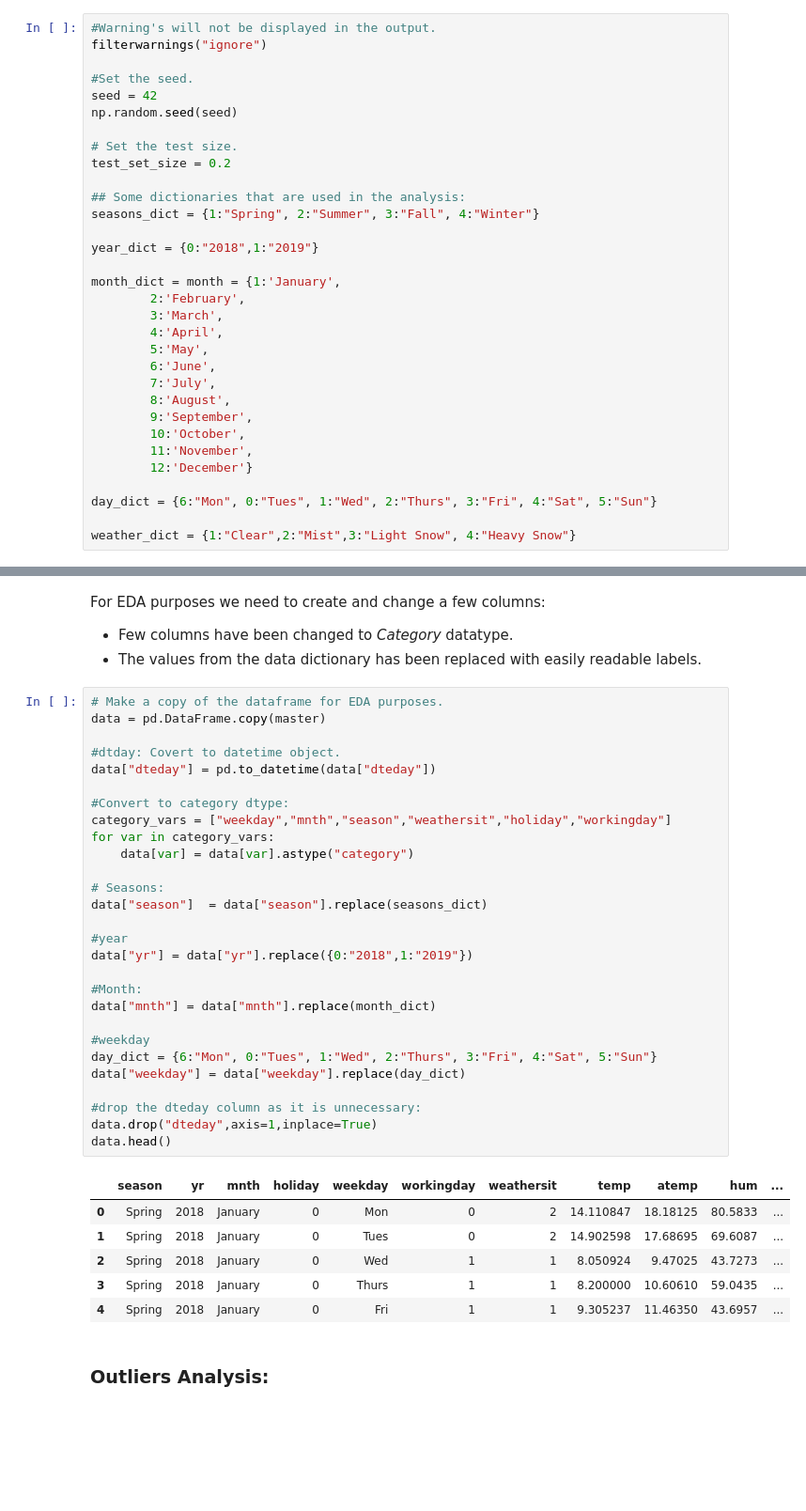
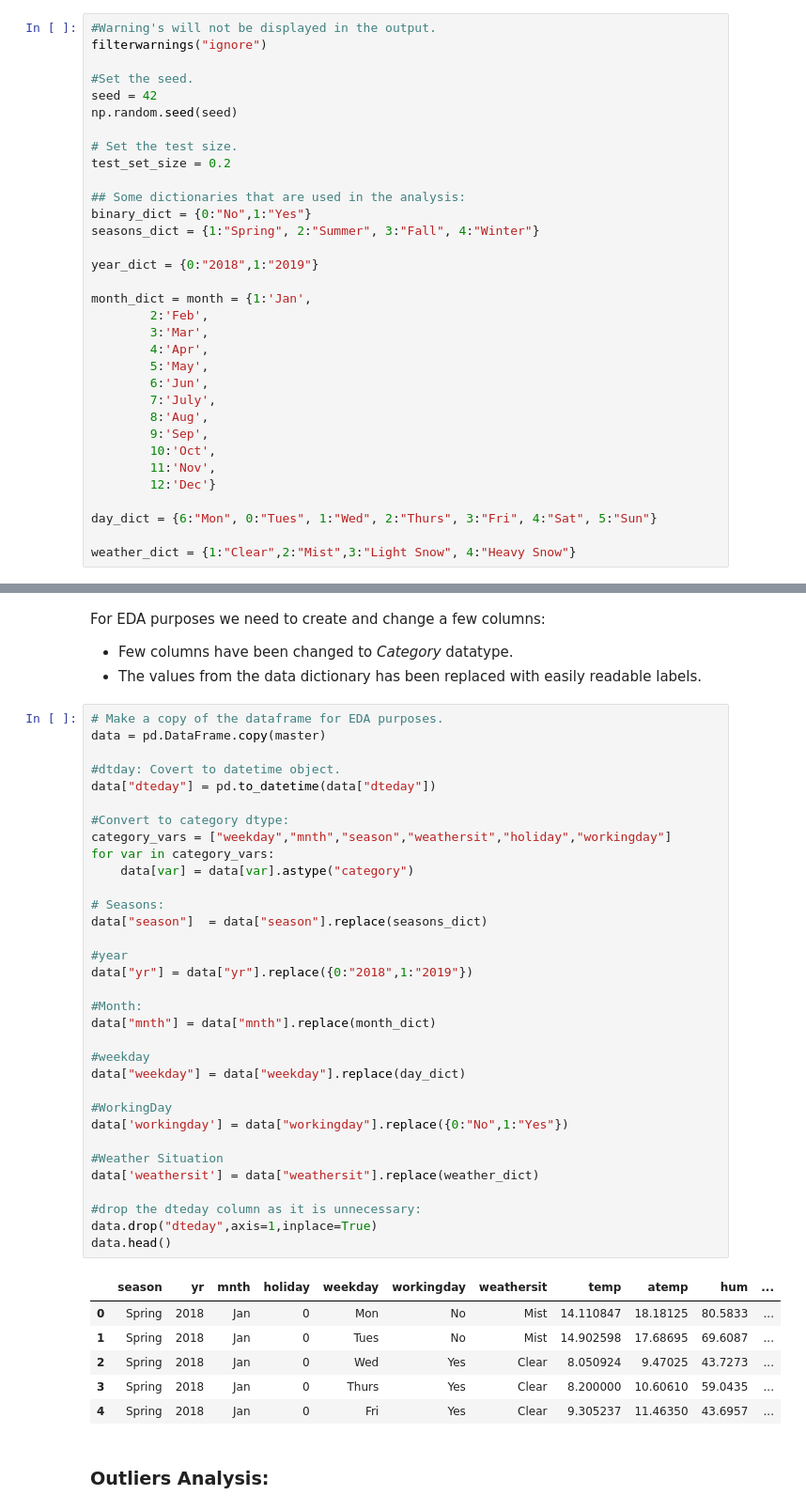
Before and after one commit to jaegarbomb/BikeSharing, a Jupyter notebook: Bike_Sharing_Analysis.ipynb, the cells around one changed output, grey strips where cells are left out. Shown: that part at 94% size. Cells and saved outputs as stored; diff of their text form; blank space fills up the shorter version.

```diff
--- a/Bike_Sharing_Analysis.ipynb
+++ b/Bike_Sharing_Analysis.ipynb
@@ -16,22 +16,23 @@ np.random.seed(seed)
 test_set_size = 0.2
 
 ## Some dictionaries that are used in the analysis:
+binary_dict = {0:"No",1:"Yes"}
 seasons_dict = {1:"Spring", 2:"Summer", 3:"Fall", 4:"Winter"}
 
 year_dict = {0:"2018",1:"2019"}
 
-month_dict = month = {1:'January',
-		2:'February',
-		3:'March',
-		4:'April',
+month_dict = month = {1:'Jan',
+		2:'Feb',
+		3:'Mar',
+		4:'Apr',
 		5:'May',
-		6:'June',
+		6:'Jun',
 		7:'July',
-		8:'August',
-		9:'September',
-		10:'October',
-		11:'November',
-		12:'December'}
+		8:'Aug',
+		9:'Sep',
+		10:'Oct',
+		11:'Nov',
+		12:'Dec'}
 
 day_dict = {6:"Mon", 0:"Tues", 1:"Wed", 2:"Thurs", 3:"Fri", 4:"Sat", 5:"Sun"}
 
@@ -106,38 +107,43 @@ For EDA purposes we need to create and change a few columns:
 # %%
 # Make a copy of the dataframe for EDA purposes.
 data = pd.DataFrame.copy(master)
 
 #dtday: Covert to datetime object.
 data["dteday"] = pd.to_datetime(data["dteday"])
 
 #Convert to category dtype:
 category_vars = ["weekday","mnth","season","weathersit","holiday","workingday"]
 for var in category_vars:
     data[var] = data[var].astype("category")
 
 # Seasons:
 data["season"]  = data["season"].replace(seasons_dict)
 
 #year
 data["yr"] = data["yr"].replace({0:"2018",1:"2019"})
 
 #Month:
 data["mnth"] = data["mnth"].replace(month_dict)
 
 #weekday
-day_dict = {6:"Mon", 0:"Tues", 1:"Wed", 2:"Thurs", 3:"Fri", 4:"Sat", 5:"Sun"}
 data["weekday"] = data["weekday"].replace(day_dict)
+
+#WorkingDay
+data['workingday'] = data["workingday"].replace({0:"No",1:"Yes"})
+
+#Weather Situation
+data['weathersit'] = data["weathersit"].replace(weather_dict)
 
 #drop the dteday column as it is unnecessary:
 data.drop("dteday",axis=1,inplace=True)
 data.head()
 # %% [output]
 |  | season | yr | mnth | holiday | weekday | workingday | weathersit | temp | atemp | hum | ... |
-| 0 | Spring | 2018 | January | 0 | Mon | 0 | 2 | 14.110847 | 18.18125 | 80.5833 | ... |
-| 1 | Spring | 2018 | January | 0 | Tues | 0 | 2 | 14.902598 | 17.68695 | 69.6087 | ... |
-| 2 | Spring | 2018 | January | 0 | Wed | 1 | 1 | 8.050924 | 9.47025 | 43.7273 | ... |
-| 3 | Spring | 2018 | January | 0 | Thurs | 1 | 1 | 8.200000 | 10.60610 | 59.0435 | ... |
-| 4 | Spring | 2018 | January | 0 | Fri | 1 | 1 | 9.305237 | 11.46350 | 43.6957 | ... |
+| 0 | Spring | 2018 | Jan | 0 | Mon | No | Mist | 14.110847 | 18.18125 | 80.5833 | ... |
+| 1 | Spring | 2018 | Jan | 0 | Tues | No | Mist | 14.902598 | 17.68695 | 69.6087 | ... |
+| 2 | Spring | 2018 | Jan | 0 | Wed | Yes | Clear | 8.050924 | 9.47025 | 43.7273 | ... |
+| 3 | Spring | 2018 | Jan | 0 | Thurs | Yes | Clear | 8.200000 | 10.60610 | 59.0435 | ... |
+| 4 | Spring | 2018 | Jan | 0 | Fri | Yes | Clear | 9.305237 | 11.46350 | 43.6957 | ... |
 # %% [markdown]
 ### Outliers Analysis:
 # %%
```
Also changed, not shown: parts of 11 cells of this notebook.
